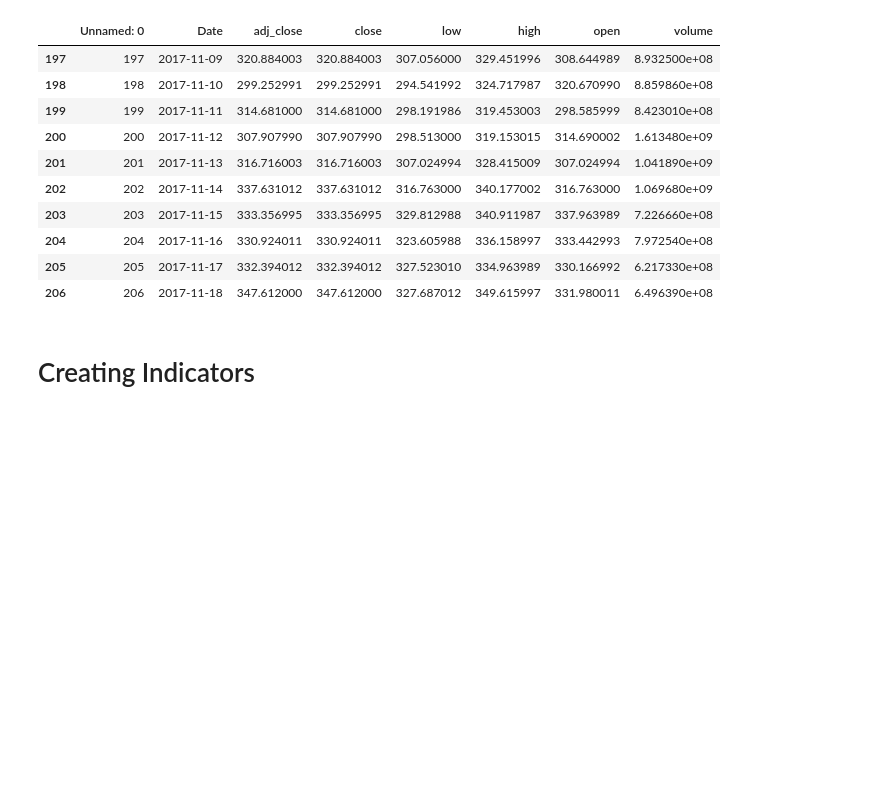
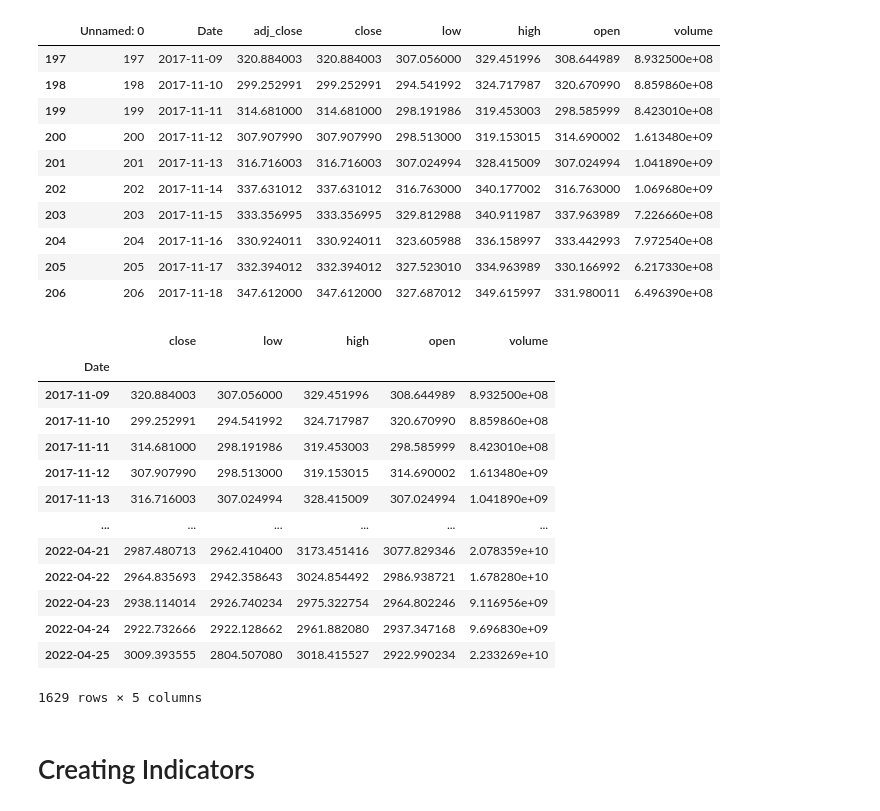
Before and after one commit to diogobulhosa/BC4, a Jupyter notebook: notebooks/nb-eth.ipynb, the cells around one changed output. Cells and saved outputs as stored; diff of their text form; code cells hidden in the pictures; blank space fills up the shorter version.

```diff
--- a/notebooks/nb-eth.ipynb
+++ b/notebooks/nb-eth.ipynb
@@ -65,3 +67,20 @@ df_eth.index = df_eth.index.astype('datetime64[ns]')
+# %%
+df_eth
+# %% [output]
+|  | close | low | high | open | volume |
+| Date |  |  |  |  |  |
+| 2017-11-09 | 320.884003 | 307.056000 | 329.451996 | 308.644989 | 8.932500e+08 |
+| 2017-11-10 | 299.252991 | 294.541992 | 324.717987 | 320.670990 | 8.859860e+08 |
+| 2017-11-11 | 314.681000 | 298.191986 | 319.453003 | 298.585999 | 8.423010e+08 |
+| 2017-11-12 | 307.907990 | 298.513000 | 319.153015 | 314.690002 | 1.613480e+09 |
+| 2017-11-13 | 316.716003 | 307.024994 | 328.415009 | 307.024994 | 1.041890e+09 |
+| ... | ... | ... | ... | ... | ... |
+| 2022-04-21 | 2987.480713 | 2962.410400 | 3173.451416 | 3077.829346 | 2.078359e+10 |
+| 2022-04-22 | 2964.835693 | 2942.358643 | 3024.854492 | 2986.938721 | 1.678280e+10 |
+| 2022-04-23 | 2938.114014 | 2926.740234 | 2975.322754 | 2964.802246 | 9.116956e+09 |
+| 2022-04-24 | 2922.732666 | 2922.128662 | 2961.882080 | 2937.347168 | 9.696830e+09 |
+| 2022-04-25 | 3009.393555 | 2804.507080 | 3018.415527 | 2922.990234 | 2.233269e+10 |
+1629 rows × 5 columns
 # %% [markdown]
 # Creating Indicators
 # %% [markdown]
```
Also changed, not shown: parts of 34 cells of this notebook.
